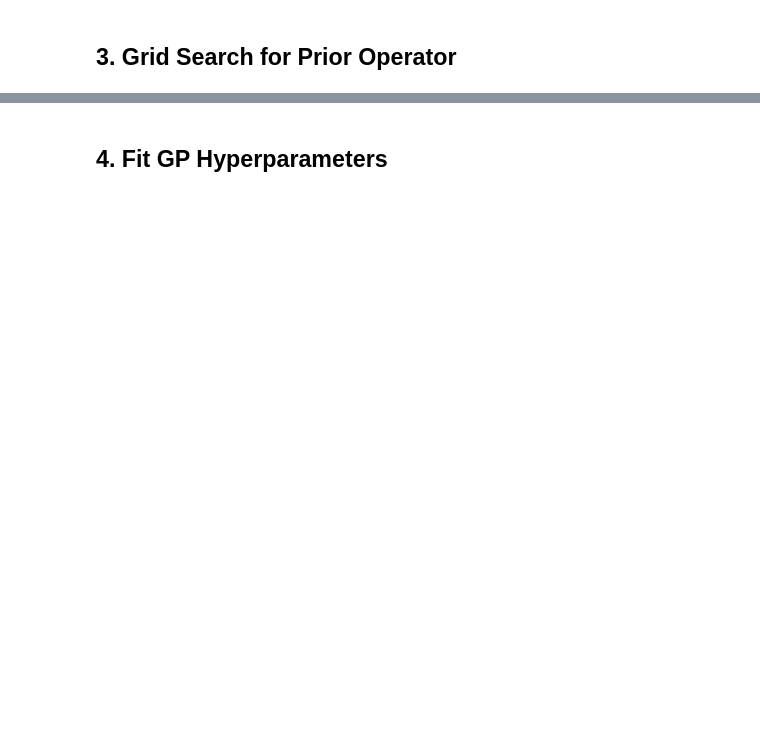
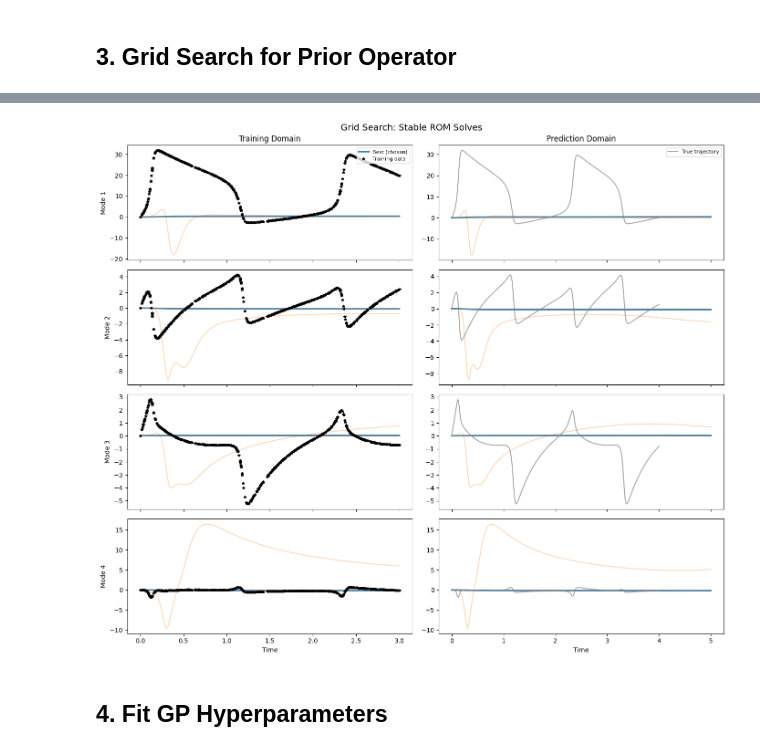
Before and after one commit to Anthony50102/probabilistic_rom_inference, a Jupyter notebook: experiments/fitz_nagumo/02_full_bayesian.ipynb, the cells around one changed output, grey strips where cells are left out. Drawn from its saved outputs; the diff is of its cells as text; code cells hidden in the pictures; blank space fills up the shorter version.

```diff
--- a/experiments/fitz_nagumo/02_full_bayesian.ipynb
+++ b/experiments/fitz_nagumo/02_full_bayesian.ipynb
@@ -56,7 +56,7 @@ NUM_MODES = 4             # POD modes to retain
 # Data generation settings
 TRAINING_SPAN = (0, 3.0)  # Subset of time domain for training
 PREDICTION_SPAN = (0, 5.0) # Full time domain for ROM evaluation
-NUM_SAMPLES = 300          # Number of training samples
+NUM_SAMPLES = 600          # Number of training samples
 NOISE_LEVEL = 0.01        # Noise level for training data
 NUM_EVAL_POINTS = None    # Set to None for no densification
 
@@ -68,10 +68,11 @@ RUN_SVI = True
 RUN_MCMC = False           # More expensive, optional
 USE_SVI_FOR_MCMC_INIT = True  # Initialize MCMC from SVI result
 GUIDE = numpyro.infer.autoguide.AutoDelta  # Guide for SVI
+VERBOSE = True             # Show progress bars (set False for papermill runs)
 
 # Hyperparameters
-GAMMA = 1e-1     # Operator prior variance
-GAMMA2 = 1e-1    # ODE constraint stiffness
+GAMMA = 1e1     # Operator prior variance
+GAMMA2 = 1e1    # ODE constraint stiffness
 GAMMA3 = None    # Operator prior variance for MCMC (if different from SVI)
 GAMMA4 = None    # ODE constraint stiffness for MCMC (if different from SVI)
 # %% [markdown]
@@ -134,7 +152,7 @@ result = grid_search_prior_operator(
     operators=OPERATORS,
     inputs=inputs_sampled.T if inputs_sampled.ndim > 1 else inputs_sampled[:, None].T,
     input_func=input_func,
-    verbose=True
+    verbose=VERBOSE
 )
 
 prior_operator = result.operator
@@ -143,15 +179,21 @@ print(f"\nPrior operator shape: {prior_operator.shape}")
 # %%
 # Debug: Plot all stable deterministic ROM solves from grid search
-fig, axes = plot_deterministic_rom_solves(
+from fitz_plotter import plot_fitz_grid_search
+
+fig, axes = plot_fitz_grid_search(
     grid_search_result=result,
     snapshots_compressed=snapshots_comp_sampled,
     time_sampled=time_sampled,
     time_eval_training=time_domain_eval_training,
     time_eval_prediction=time_domain_eval_prediction,
+    num_modes=NUM_MODES,
+    input_func=input_func,
     time_full=time_domain_full,
     true_states_compressed=full_states_compressed,
 )
 plt.show()
+# %% [output]
+[figure, added]
 # %% [markdown]
 ## 4. Fit GP Hyperparameters
 # %%
```
Also changed, not shown: parts of 13 cells of this notebook, 1 other file.
